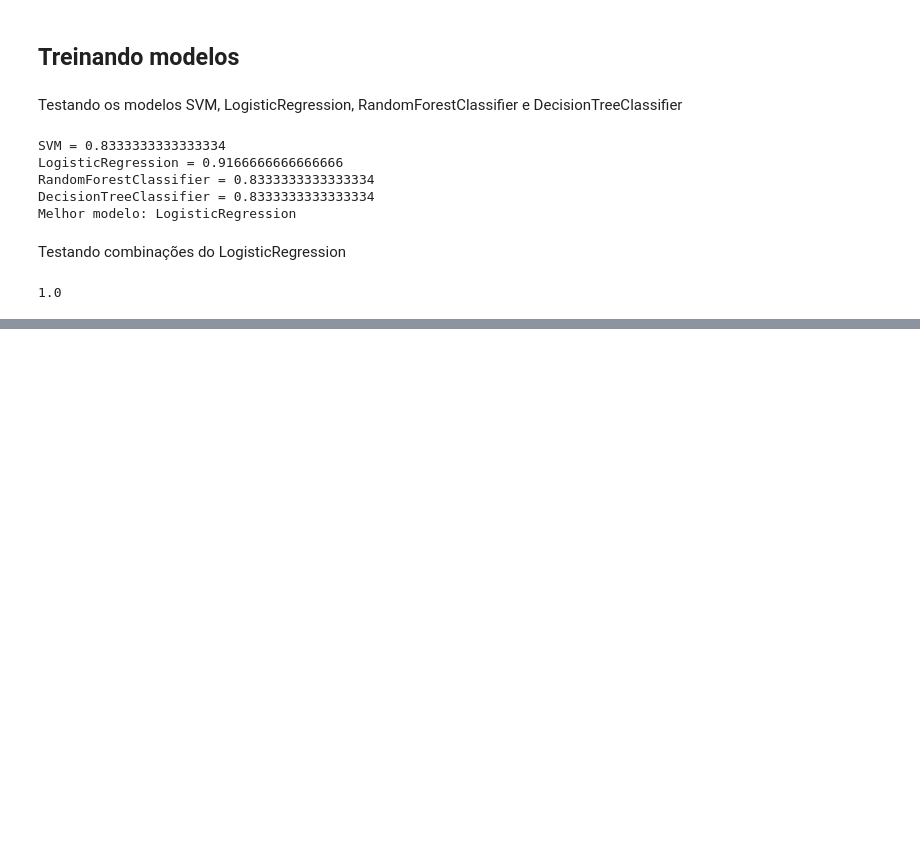
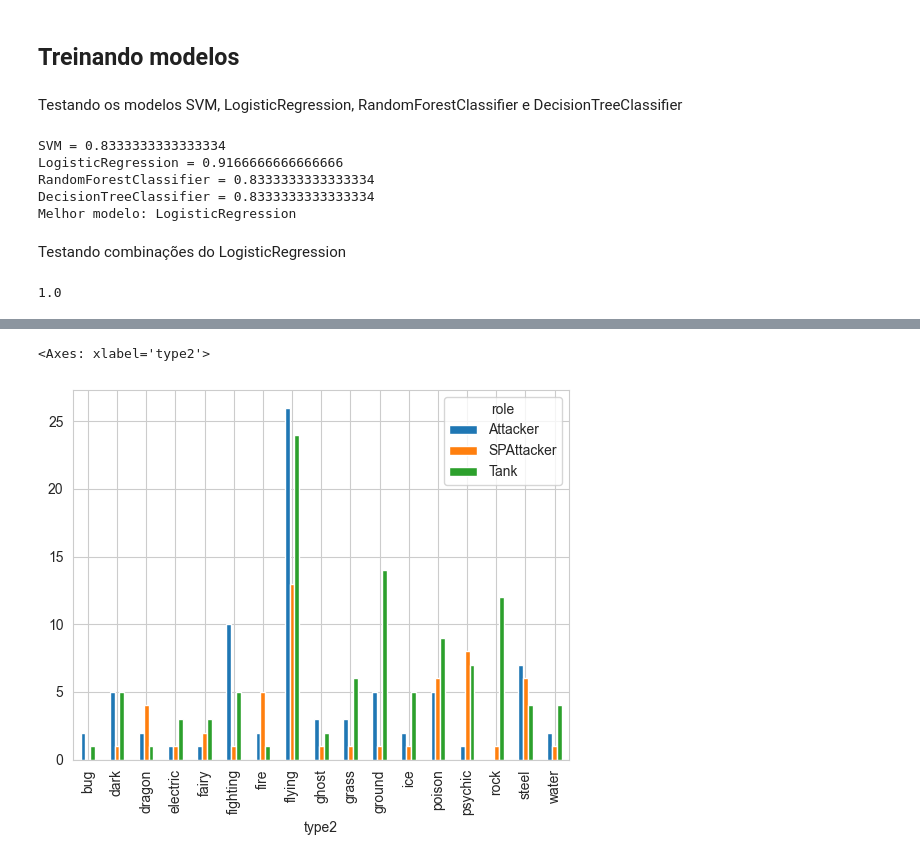
Before and after one commit to arthur-mts/mineracao-dados, a Jupyter notebook: projeto/battle_caracteristic_classifier.ipynb, the cells around one changed output, grey strips where cells are left out. Drawn from its saved outputs; the diff is of its cells as text; code cells hidden in the pictures; blank space fills up the shorter version.

```diff
--- a/projeto/battle_caracteristic_classifier.ipynb
+++ b/projeto/battle_caracteristic_classifier.ipynb
@@ -155,0 +173,5 @@ plt.show()
+# %%
+pd.crosstab(pokedex_df_filtered_with_predict['type2'],pokedex_df_filtered_with_predict['role']).plot.bar()
+# %% [output]
+<Axes: xlabel='type2'>
+[figure, added]
```
Also changed, not shown: parts of 7 cells of this notebook, 2 other files.
